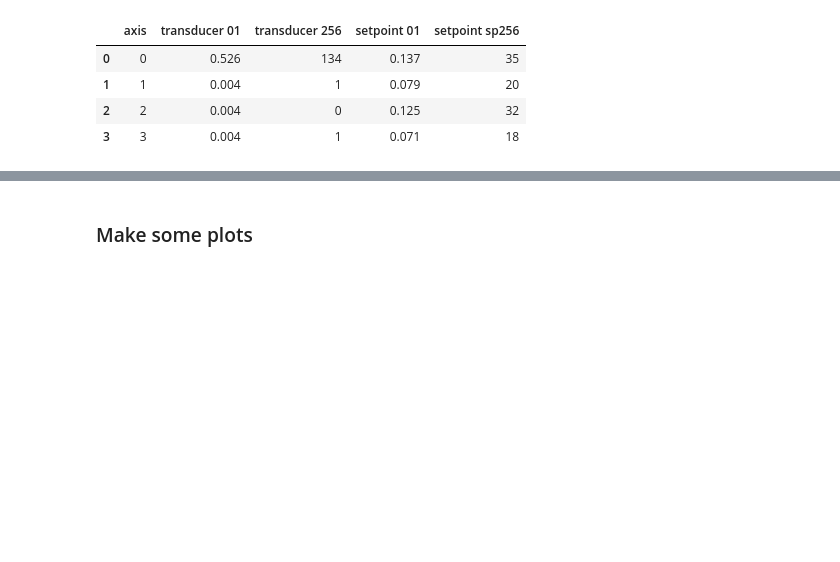
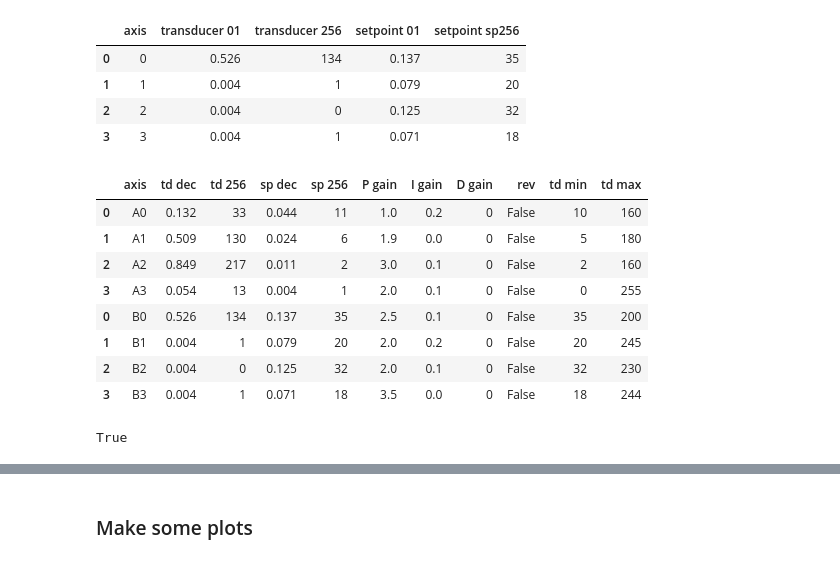
Before and after one commit to aesatchien/lcf_float, a Jupyter notebook: python/BrEFB.ipynb, the cells around one changed output, grey strips where cells are left out. Cells and saved outputs as stored; diff of their text form; code cells hidden in the pictures; blank space fills up the shorter version.

Commit message:
added a tuning console script

```diff
--- a/python/BrEFB.ipynb
+++ b/python/BrEFB.ipynb
@@ -66,3 +66,26 @@ state_b
 | 1 | 1 | 0.004 | 1 | 0.079 | 20 |
 | 2 | 2 | 0.004 | 0 | 0.125 | 32 |
 | 3 | 3 | 0.004 | 1 | 0.071 | 18 |
+# %%
+# make a df to show in the console for tuning - 20221030
+temp_a = pd.concat([state_a, confa], axis=1)
+temp_b = pd.concat([state_b, confb], axis=1)
+temp_a['axis'] = 'A' + temp_a['axis'].astype(str)
+temp_b['axis'] = 'B' + temp_b['axis'].astype(str)
+console_df = pd.concat([temp_a, temp_b])
+console_df.columns = ['axis', 'td dec', 'td 256', 'sp dec', 'sp 256', 'P gain', 'I gain', 'D gain', 'rev', 'td min', 'td max']
+console_df
+# %% [output]
+|  | axis | td dec | td 256 | sp dec | sp 256 | P gain | I gain | D gain | rev | td min | td max |
+| 0 | A0 | 0.132 | 33 | 0.044 | 11 | 1.0 | 0.2 | 0 | False | 10 | 160 |
+| 1 | A1 | 0.509 | 130 | 0.024 | 6 | 1.9 | 0.0 | 0 | False | 5 | 180 |
+| 2 | A2 | 0.849 | 217 | 0.011 | 2 | 3.0 | 0.1 | 0 | False | 2 | 160 |
+| 3 | A3 | 0.054 | 13 | 0.004 | 1 | 2.0 | 0.1 | 0 | False | 0 | 255 |
+| 0 | B0 | 0.526 | 134 | 0.137 | 35 | 2.5 | 0.1 | 0 | False | 35 | 200 |
+| 1 | B1 | 0.004 | 1 | 0.079 | 20 | 2.0 | 0.2 | 0 | False | 20 | 245 |
+| 2 | B2 | 0.004 | 0 | 0.125 | 32 | 2.0 | 0.1 | 0 | False | 32 | 230 |
+| 3 | B3 | 0.004 | 1 | 0.071 | 18 | 3.5 | 0.0 | 0 | False | 18 | 244 |
+# %%
+None in [7,0,None,1]
+# %% [output]
+True
```
Also changed, not shown: parts of 3 cells of this notebook, 5 other files.
